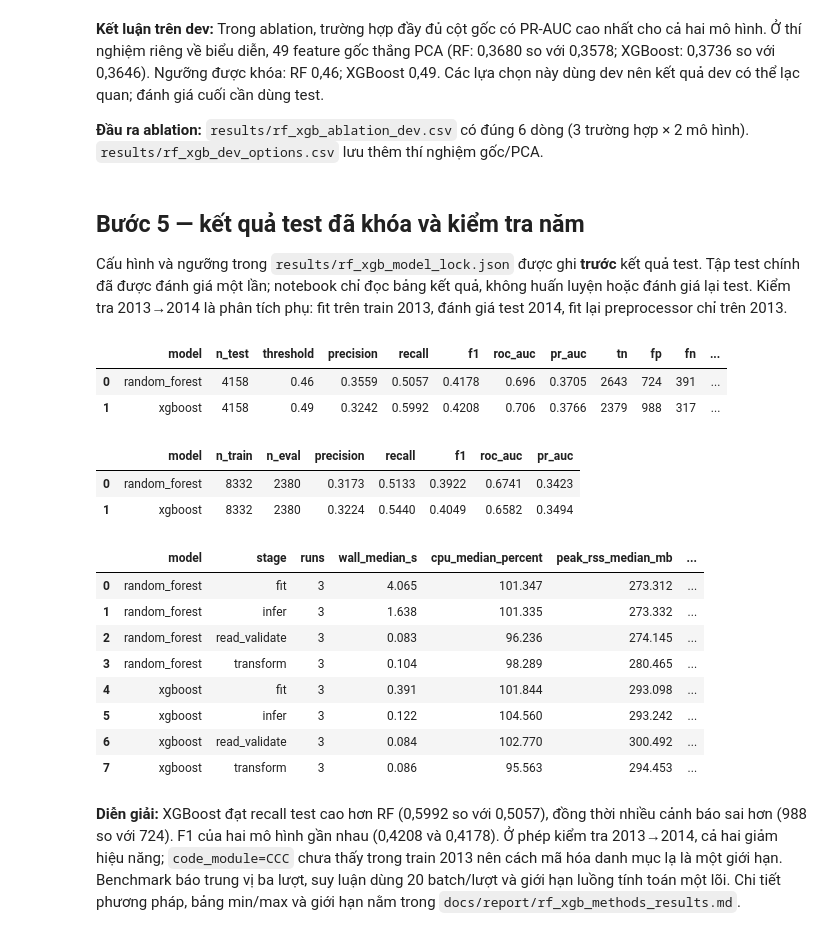
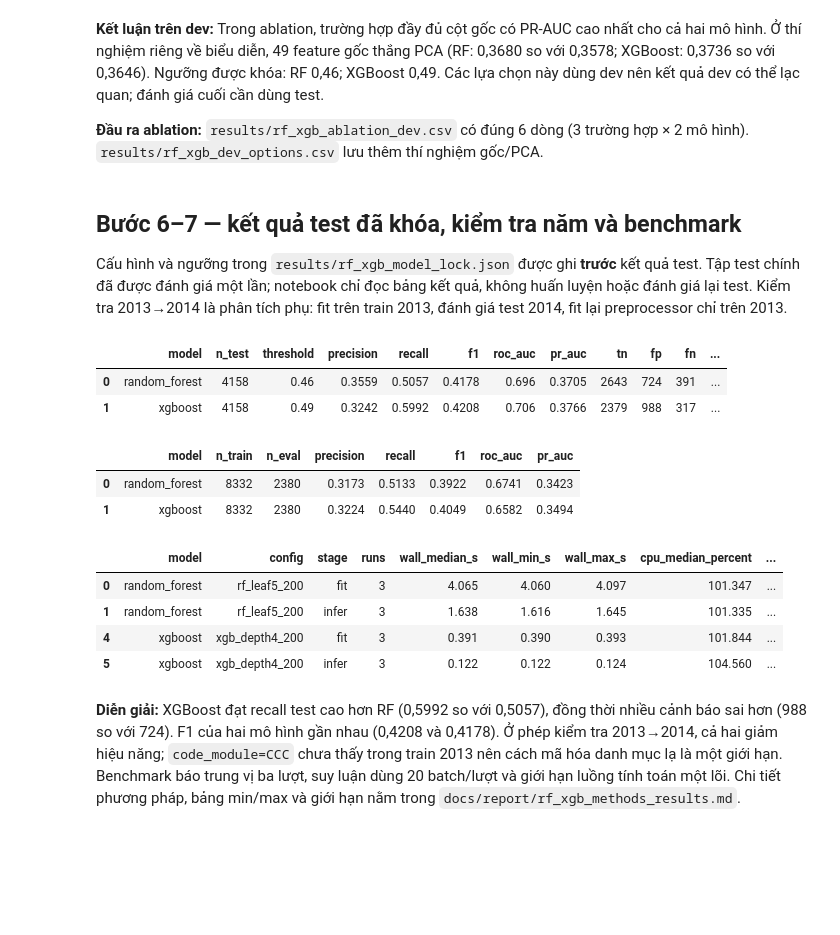
Before and after one commit to Khanhlc2005/OULAD_learning_analytics, a Jupyter notebook: notebooks/04_random_forest_xgboost.ipynb, the cells around one changed output. Drawn from its saved outputs; the diff is of its cells as text; code cells hidden in the pictures; blank space fills up the shorter version.

Commit message:
Complete RF XGBoost benchmark audit and reproducible handoff

```diff
--- a/notebooks/04_random_forest_xgboost.ipynb
+++ b/notebooks/04_random_forest_xgboost.ipynb
@@ -146,33 +144,29 @@ Cấu hình khóa sau bước chọn ngưỡng
 
 **Đầu ra ablation:** `results/rf_xgb_ablation_dev.csv` có đúng 6 dòng (3 trường hợp × 2 mô hình). `results/rf_xgb_dev_options.csv` lưu thêm thí nghiệm gốc/PCA.
 # %% [markdown]
-## Bước 5 — kết quả test đã khóa và kiểm tra năm
+## Bước 6–7 — kết quả test đã khóa, kiểm tra năm và benchmark
 
 Cấu hình và ngưỡng trong `results/rf_xgb_model_lock.json` được ghi **trước** kết quả test. Tập test chính đã được đánh giá một lần; notebook chỉ đọc bảng kết quả, không huấn luyện hoặc đánh giá lại test. Kiểm tra 2013→2014 là phân tích phụ: fit trên train 2013, đánh giá test 2014, fit lại preprocessor chỉ trên 2013.
 # %%
 import pandas as pd
 
 test_result = pd.read_csv(RESULTS / "rf_xgb_test_metrics.csv")
 temporal_result = pd.read_csv(RESULTS / "rf_xgb_temporal_2013_to_2014.csv")
 benchmark_result = pd.read_csv(RESULTS / "rf_xgb_benchmark_summary.csv")
 display(test_result[["model", "n_test", "threshold", "precision", "recall", "f1", "roc_auc", "pr_auc", "tn", "fp", "fn", "tp"]].round(4))
 display(temporal_result[["model", "n_train", "n_eval", "precision", "recall", "f1", "roc_auc", "pr_auc"]].round(4))
-display(benchmark_result[["model", "stage", "runs", "wall_median_s", "cpu_median_percent", "peak_rss_median_mb", "throughput_median_rows_s"]].round(3))
+display(benchmark_result.loc[benchmark_result.stage.isin(["fit", "infer"]), ["model", "config", "stage", "runs", "wall_median_s", "wall_min_s", "wall_max_s", "cpu_median_percent", "peak_rss_median_mb", "throughput_median_rows_s"]].round(3))
 # %% [output]
 |  | model | n_test | threshold | precision | recall | f1 | roc_auc | pr_auc | tn | fp | fn | ... |
 | 0 | random_forest | 4158 | 0.46 | 0.3559 | 0.5057 | 0.4178 | 0.696 | 0.3705 | 2643 | 724 | 391 | ... |
 | 1 | xgboost | 4158 | 0.49 | 0.3242 | 0.5992 | 0.4208 | 0.706 | 0.3766 | 2379 | 988 | 317 | ... |
 |  | model | n_train | n_eval | precision | recall | f1 | roc_auc | pr_auc |
 | 0 | random_forest | 8332 | 2380 | 0.3173 | 0.5133 | 0.3922 | 0.6741 | 0.3423 |
 | 1 | xgboost | 8332 | 2380 | 0.3224 | 0.5440 | 0.4049 | 0.6582 | 0.3494 |
-|  | model | stage | runs | wall_median_s | cpu_median_percent | peak_rss_median_mb | ... |
-| 0 | random_forest | fit | 3 | 4.065 | 101.347 | 273.312 | ... |
-| 1 | random_forest | infer | 3 | 1.638 | 101.335 | 273.332 | ... |
-| 2 | random_forest | read_validate | 3 | 0.083 | 96.236 | 274.145 | ... |
-| 3 | random_forest | transform | 3 | 0.104 | 98.289 | 280.465 | ... |
-| 4 | xgboost | fit | 3 | 0.391 | 101.844 | 293.098 | ... |
-| 5 | xgboost | infer | 3 | 0.122 | 104.560 | 293.242 | ... |
-| 6 | xgboost | read_validate | 3 | 0.084 | 102.770 | 300.492 | ... |
-| 7 | xgboost | transform | 3 | 0.086 | 95.563 | 294.453 | ... |
+|  | model | config | stage | runs | wall_median_s | wall_min_s | wall_max_s | cpu_median_percent | ... |
+| 0 | random_forest | rf_leaf5_200 | fit | 3 | 4.065 | 4.060 | 4.097 | 101.347 | ... |
+| 1 | random_forest | rf_leaf5_200 | infer | 3 | 1.638 | 1.616 | 1.645 | 101.335 | ... |
+| 4 | xgboost | xgb_depth4_200 | fit | 3 | 0.391 | 0.390 | 0.393 | 101.844 | ... |
+| 5 | xgboost | xgb_depth4_200 | infer | 3 | 0.122 | 0.122 | 0.124 | 104.560 | ... |
 # %% [markdown]
 **Diễn giải:** XGBoost đạt recall test cao hơn RF (0,5992 so với 0,5057), đồng thời nhiều cảnh báo sai hơn (988 so với 724). F1 của hai mô hình gần nhau (0,4208 và 0,4178). Ở phép kiểm tra 2013→2014, cả hai giảm hiệu năng; `code_module=CCC` chưa thấy trong train 2013 nên cách mã hóa danh mục lạ là một giới hạn. Benchmark báo trung vị ba lượt, suy luận dùng 20 batch/lượt và giới hạn luồng tính toán một lõi. Chi tiết phương pháp, bảng min/max và giới hạn nằm trong `docs/report/rf_xgb_methods_results.md`.
```
Also changed, not shown: parts of 9 cells of this notebook, 12 other files.
